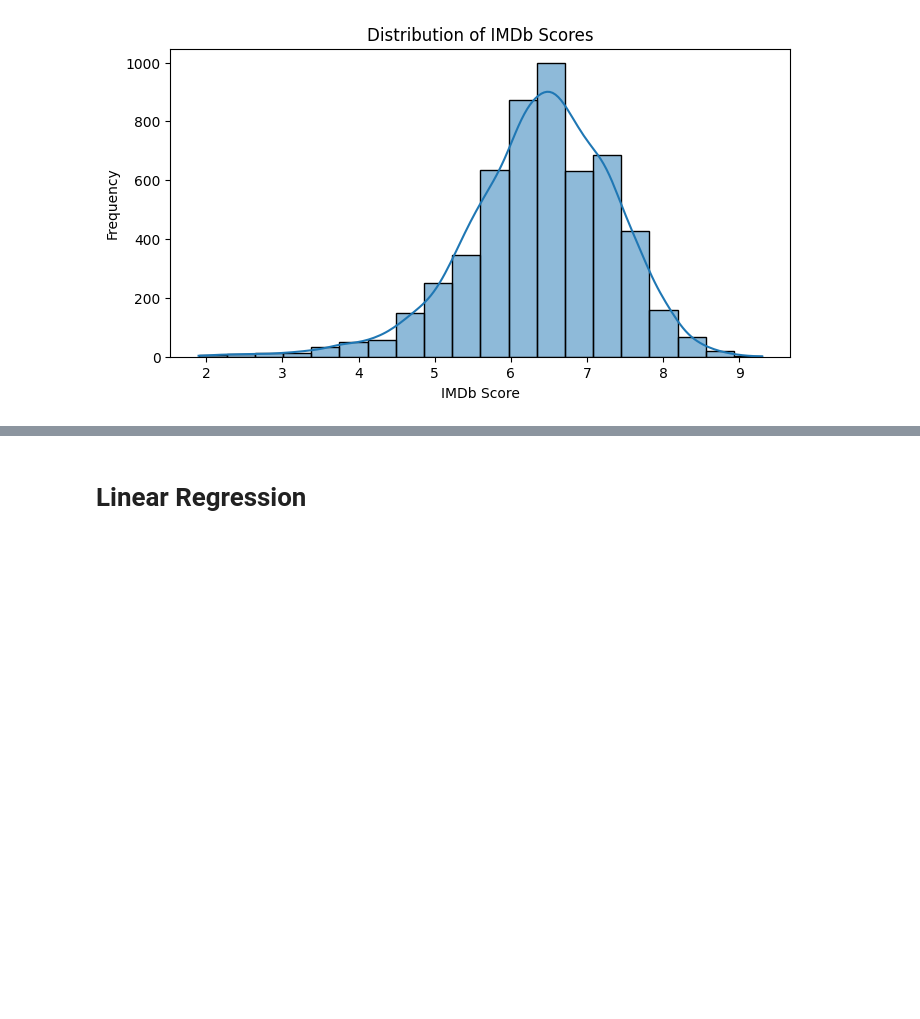
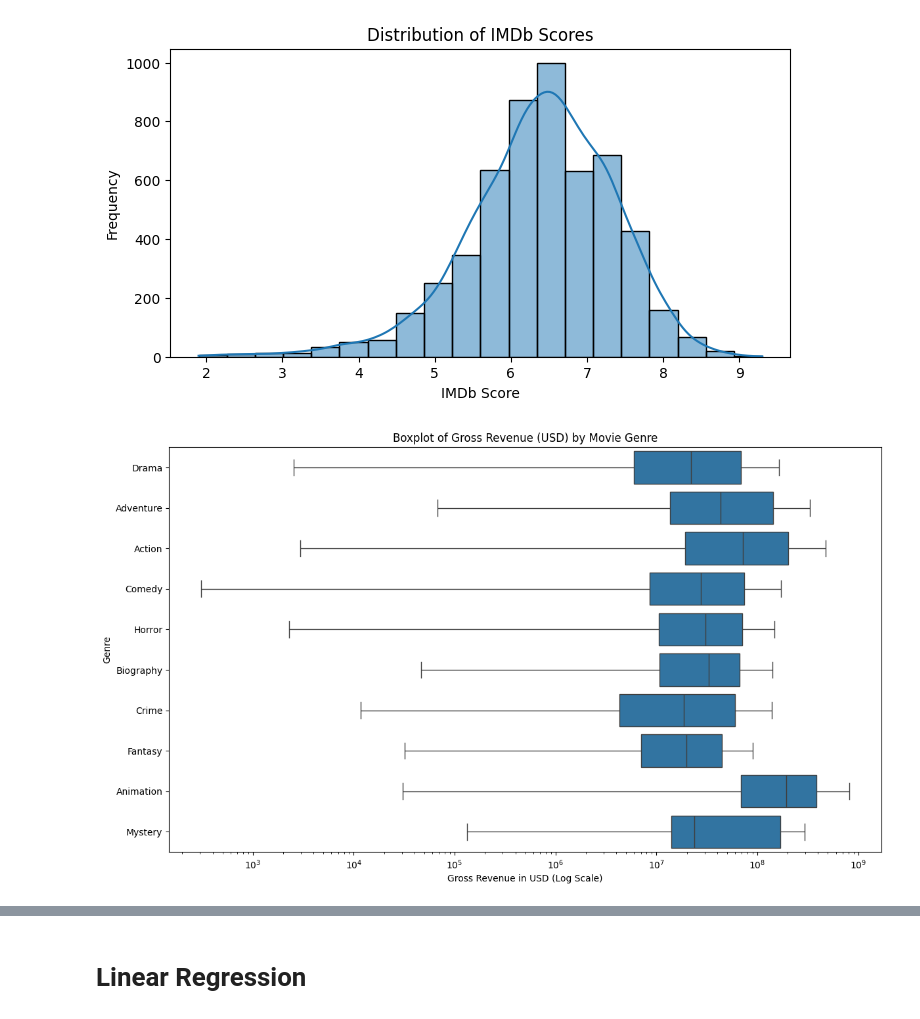
Before and after one commit to adinsa1/Data110, a Jupyter notebook: DATA_201_Project_2.ipynb, the cells around one changed output, grey strips where cells are left out. Saved outputs shown, nothing was run; the diff lists cells and outputs as text; code cells hidden in the pictures; blank space fills up the shorter version.

```diff
--- a/DATA_201_Project_2.ipynb
+++ b/DATA_201_Project_2.ipynb
@@ -176,3 +183,17 @@ plt.ylabel('Frequency')
 plt.show()
 # %% [output]
 [figure]
+# %%
+# Boxplot of Gross Revenue by Genre
+top_genres = df['genre'].value_counts().head(10).index
+df_top_genres = df[df['genre'].isin(top_genres)]
+
+plt.figure(figsize=(14, 8))
+sns.boxplot(x='gross', y='genre', data=df_top_genres, showfliers=False)
+plt.xscale('log')
+plt.title('Boxplot of Gross Revenue (USD) by Movie Genre')
+plt.xlabel('Gross Revenue in USD (Log Scale)')
+plt.ylabel('Genre')
+plt.show()
+# %% [output]
+[figure, added]
```
Also changed, not shown: parts of 25 cells of this notebook.
